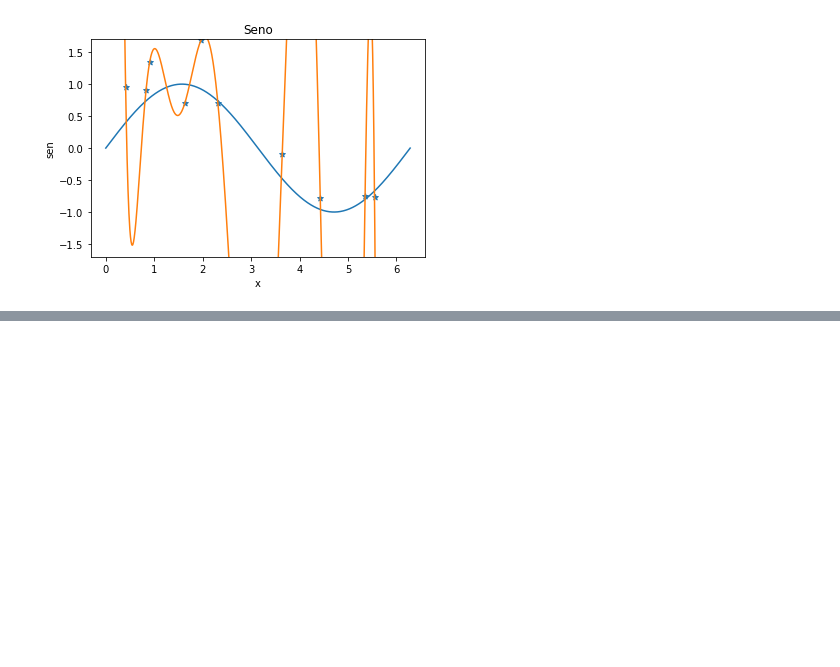
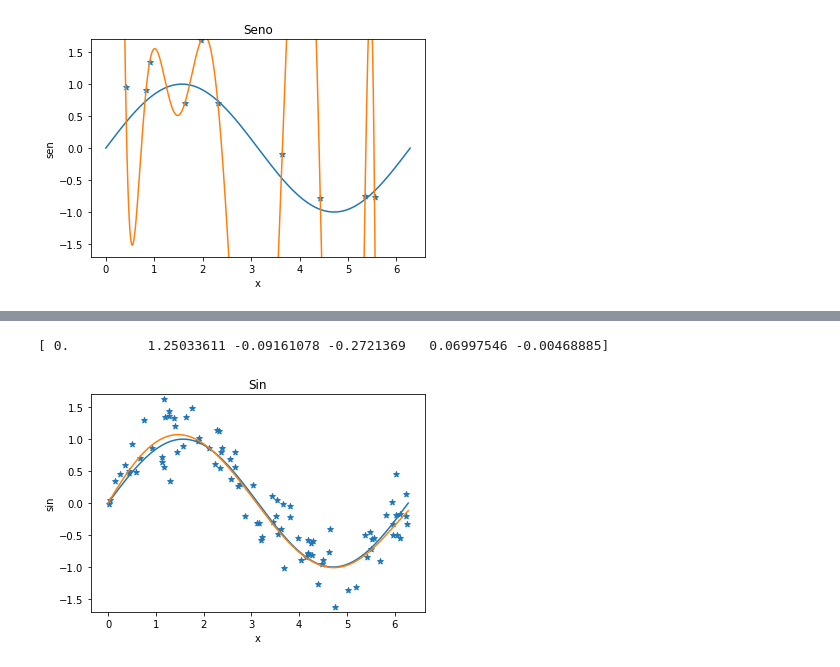
Before and after one commit to asnunes/simple-regression, a Jupyter notebook: regression.ipynb, the cells around one changed output, grey strips where cells are left out. Drawn from its saved outputs; the diff is of its cells as text; code cells hidden in the pictures; blank space fills up the shorter version.

```diff
--- a/regression.ipynb
+++ b/regression.ipynb
@@ -165,0 +235,5 @@ plot_sin_with_noised_samples_and_l1_regularization(100, 0.3, 9)
+# %%
+plot_sin_with_noised_samples_and_regularization(Ridge)
+# %% [output]
+[ 0.          1.25033611 -0.09161078 -0.2721369   0.06997546 -0.00468885]
+[figure, added]
```
Also changed, not shown: parts of 6 cells of this notebook.
